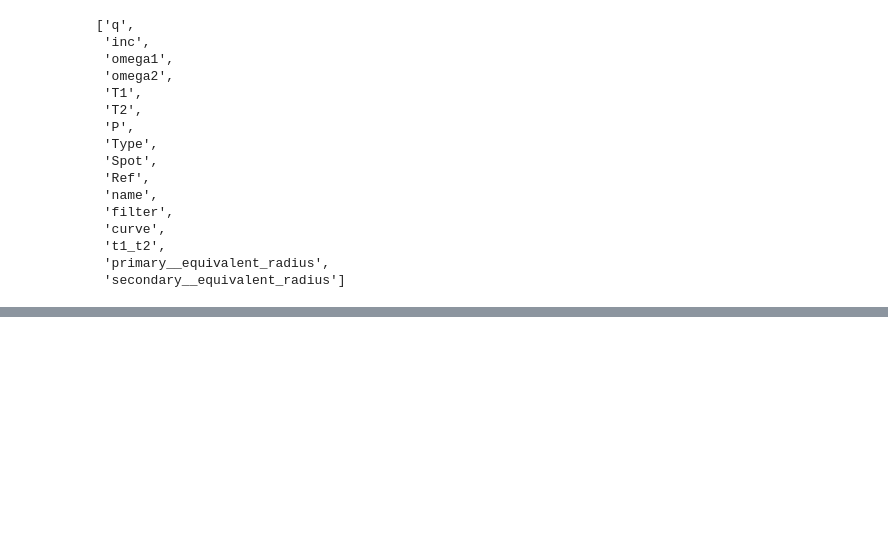
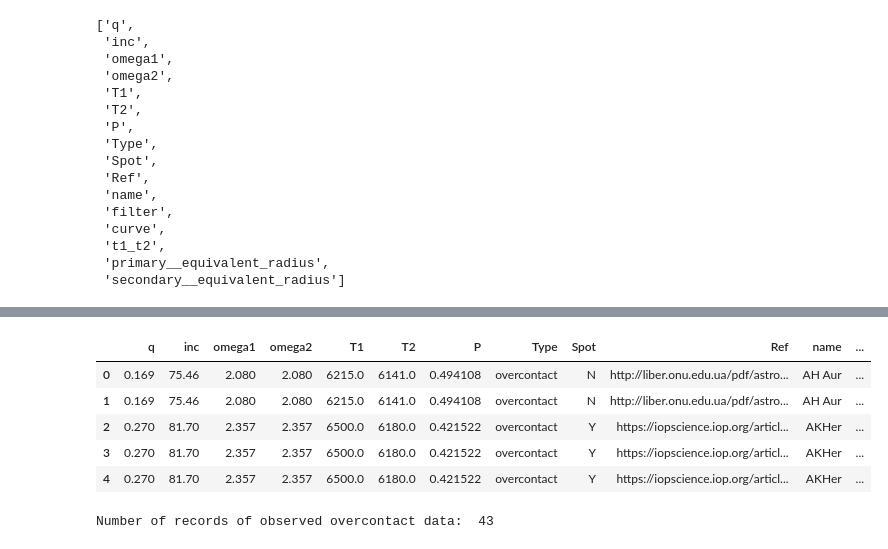
Before and after one commit to AdriNemcikova/DP, a Jupyter notebook: NORM_observed_pred.ipynb, the cells around one changed output, grey strips where cells are left out. Drawn from its saved outputs; the diff is of its cells as text; code cells hidden in the pictures; blank space fills up the shorter version.

```diff
--- a/NORM_observed_pred.ipynb
+++ b/NORM_observed_pred.ipynb
@@ -110,0 +169,14 @@ dtype: float32
+# %%
+data_over = data_over.drop(columns=["Unnamed: 0"])
+data_over.head()
+# %% [output]
+|  | q | inc | omega1 | omega2 | T1 | T2 | P | Type | Spot | Ref | name | ... |
+| 0 | 0.169 | 75.46 | 2.080 | 2.080 | 6215.0 | 6141.0 | 0.494108 | overcontact | N | http://liber.onu.edu.ua/pdf/astro... | AH Aur | ... |
+| 1 | 0.169 | 75.46 | 2.080 | 2.080 | 6215.0 | 6141.0 | 0.494108 | overcontact | N | http://liber.onu.edu.ua/pdf/astro... | AH Aur | ... |
+| 2 | 0.270 | 81.70 | 2.357 | 2.357 | 6500.0 | 6180.0 | 0.421522 | overcontact | Y | https://iopscience.iop.org/articl... | AKHer | ... |
+| 3 | 0.270 | 81.70 | 2.357 | 2.357 | 6500.0 | 6180.0 | 0.421522 | overcontact | Y | https://iopscience.iop.org/articl... | AKHer | ... |
+| 4 | 0.270 | 81.70 | 2.357 | 2.357 | 6500.0 | 6180.0 | 0.421522 | overcontact | Y | https://iopscience.iop.org/articl... | AKHer | ... |
+# %%
+print("Number of records of observed overcontact data: ", len(data_over))
+# %% [output]
+Number of records of observed overcontact data:  43
```
Also changed, not shown: parts of 25 cells of this notebook, 2 other files.
